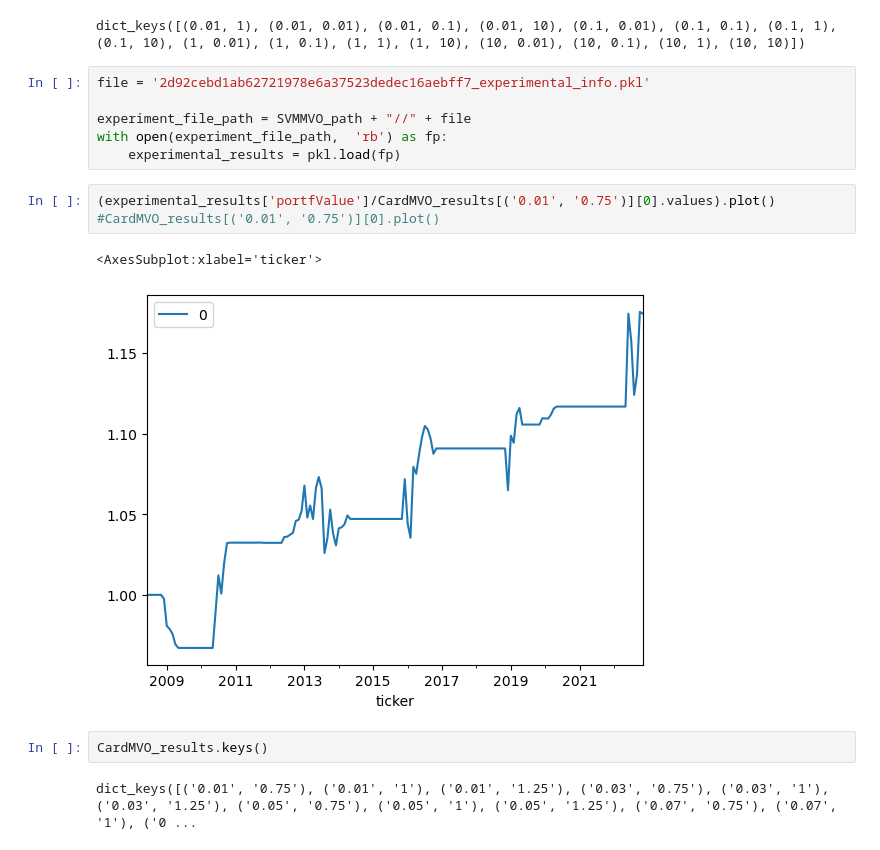
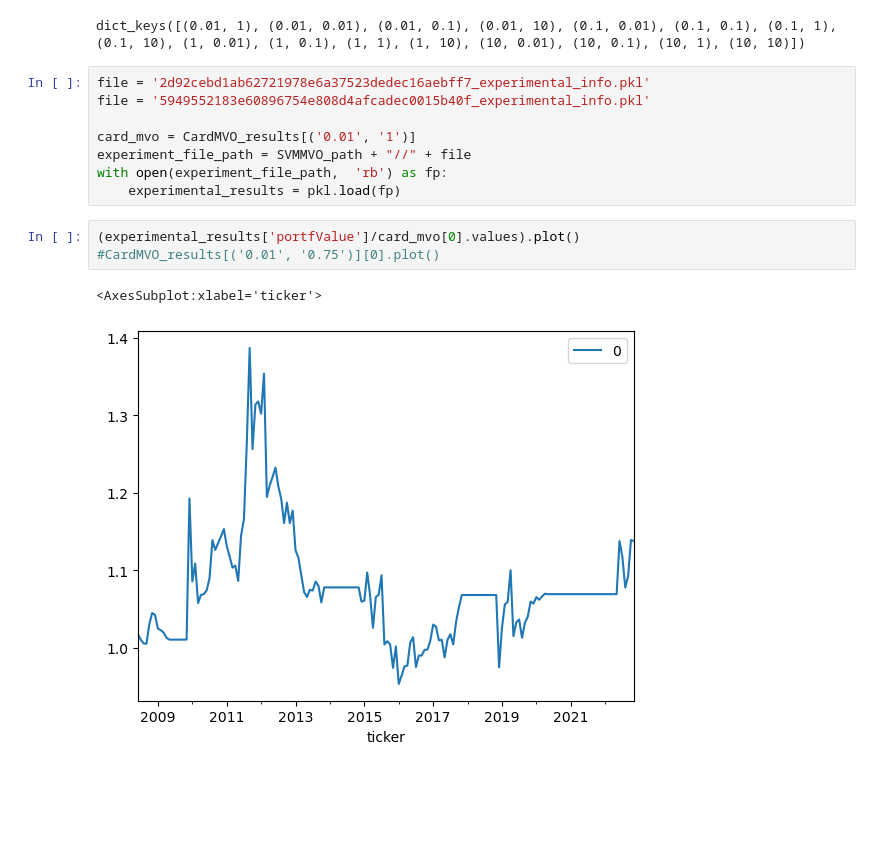
Before and after one commit to davidislip/support_vector_risk_machine, a Jupyter notebook: Results.ipynb, the cells around one changed output. Drawn from its saved outputs; the diff is of its cells as text; blank space fills up the shorter version.

```diff
--- a/Results.ipynb
+++ b/Results.ipynb
@@ -257,17 +332,15 @@ experimental_results[0]['optimization_results'].keys()
 dict_keys([(0.01, 1), (0.01, 0.01), (0.01, 0.1), (0.01, 10), (0.1, 0.01), (0.1, 0.1), (0.1, 1), (0.1, 10), (1, 0.01), (1, 0.1), (1, 1), (1, 10), (10, 0.01), (10, 0.1), (10, 1), (10, 10)])
 # %%
 file = '2d92cebd1ab62721978e6a37523dedec16aebff7_experimental_info.pkl'
+file = '5949552183e60896754e808d4afcadec0015b40f_experimental_info.pkl'
 
+card_mvo = CardMVO_results[('0.01', '1')]
 experiment_file_path = SVMMVO_path + "//" + file
 with open(experiment_file_path,  'rb') as fp:
     experimental_results = pkl.load(fp)
 # %%
-(experimental_results['portfValue']/CardMVO_results[('0.01', '0.75')][0].values).plot()
+(experimental_results['portfValue']/card_mvo[0].values).plot()
 #CardMVO_results[('0.01', '0.75')][0].plot()
 # %% [output]
 <AxesSubplot:xlabel='ticker'>
-[figure, old version]
+[figure, new version]
-# %%
-CardMVO_results.keys()
-# %% [output]
-dict_keys([('0.01', '0.75'), ('0.01', '1'), ('0.01', '1.25'), ('0.03', '0.75'), ('0.03', '1'), ('0.03', '1.25'), ('0.05', '0.75'), ('0.05', '1'), ('0.05', '1.25'), ('0.07', '0.75'), ('0.07', '1'), ('0 ...
```
Also changed, not shown: parts of 6 cells of this notebook, 4 other files.
